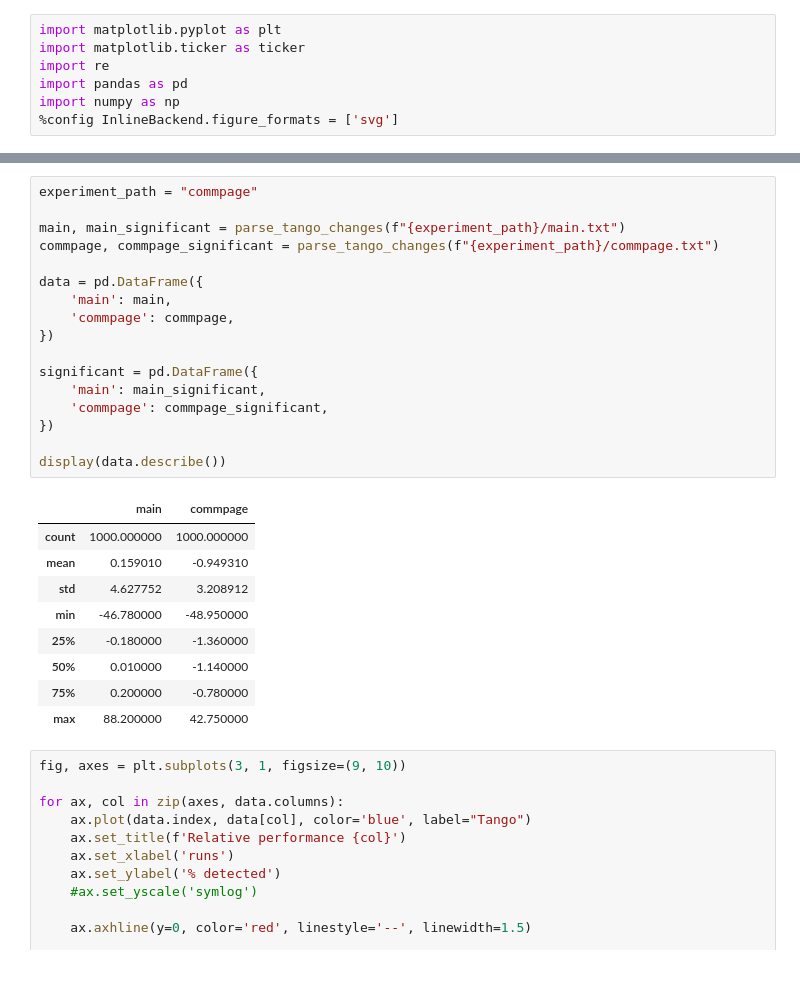
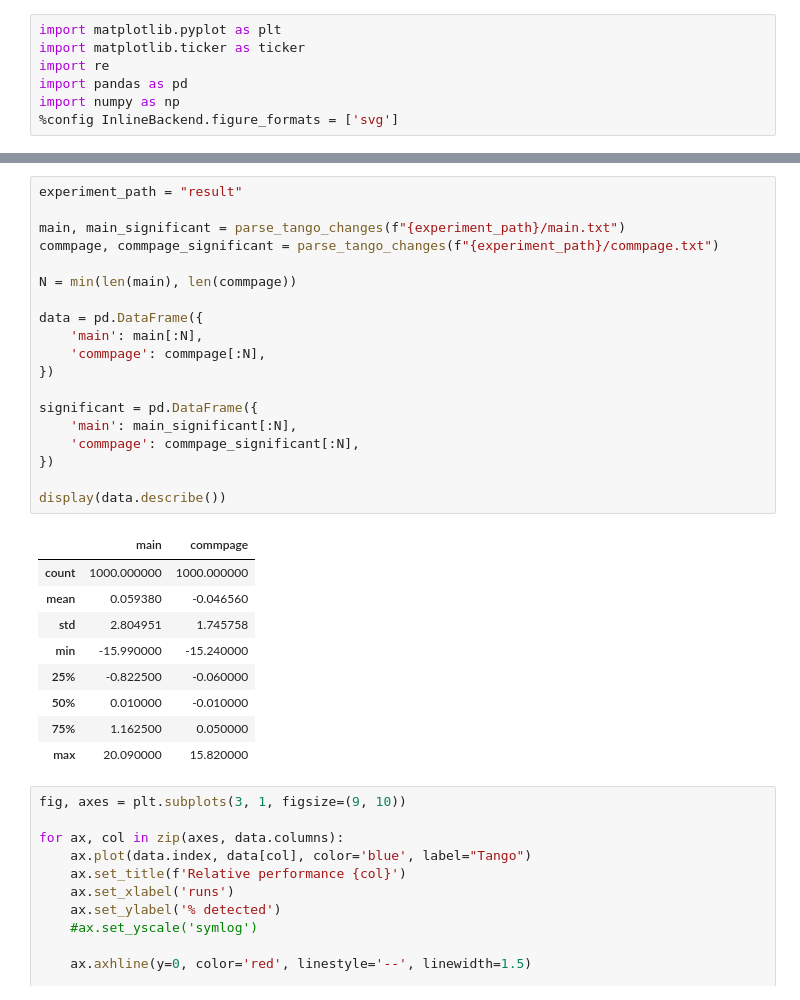
Before and after one commit to bazhenov/tango, a Jupyter notebook: tango-compare/graph-tango-vs-tango.ipynb, the cells around one changed output, grey strips where cells are left out. Cells and saved outputs as stored; diff of their text form.

```diff
--- a/tango-compare/graph-tango-vs-tango.ipynb
+++ b/tango-compare/graph-tango-vs-tango.ipynb
@@ -18,30 +29,32 @@ def parse_tango_changes(file_name: str) -> [float]:
 # %%
-experiment_path = "commpage"
+experiment_path = "result"
 
 main, main_significant = parse_tango_changes(f"{experiment_path}/main.txt")
 commpage, commpage_significant = parse_tango_changes(f"{experiment_path}/commpage.txt")
 
+N = min(len(main), len(commpage))
+
 data = pd.DataFrame({
-    'main': main,
-    'commpage': commpage,
+    'main': main[:N],
+    'commpage': commpage[:N],
 })
 
 significant = pd.DataFrame({
-    'main': main_significant,
-    'commpage': commpage_significant,
+    'main': main_significant[:N],
+    'commpage': commpage_significant[:N],
 })
 
 display(data.describe())
 # %% [output]
 |  | main | commpage |
 | count | 1000.000000 | 1000.000000 |
-| mean | 0.159010 | -0.949310 |
-| std | 4.627752 | 3.208912 |
-| min | -46.780000 | -48.950000 |
-| 25% | -0.180000 | -1.360000 |
-| 50% | 0.010000 | -1.140000 |
-| 75% | 0.200000 | -0.780000 |
-| max | 88.200000 | 42.750000 |
+| mean | 0.059380 | -0.046560 |
+| std | 2.804951 | 1.745758 |
+| min | -15.990000 | -15.240000 |
+| 25% | -0.822500 | -0.060000 |
+| 50% | 0.010000 | -0.010000 |
+| 75% | 1.162500 | 0.050000 |
+| max | 20.090000 | 15.820000 |
 # %%
 fig, axes = plt.subplots(3, 1, figsize=(9, 10))
 
```
Also changed, not shown: parts of 3 cells of this notebook, 2 other files.
